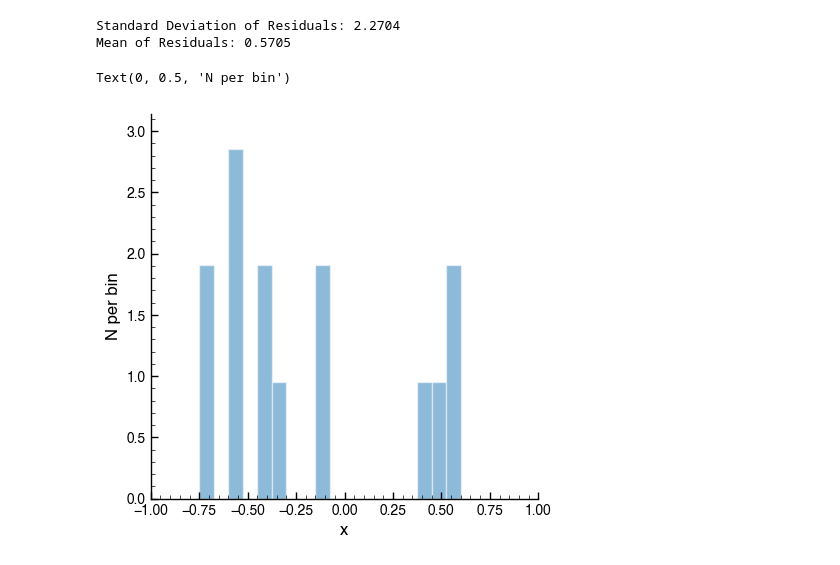
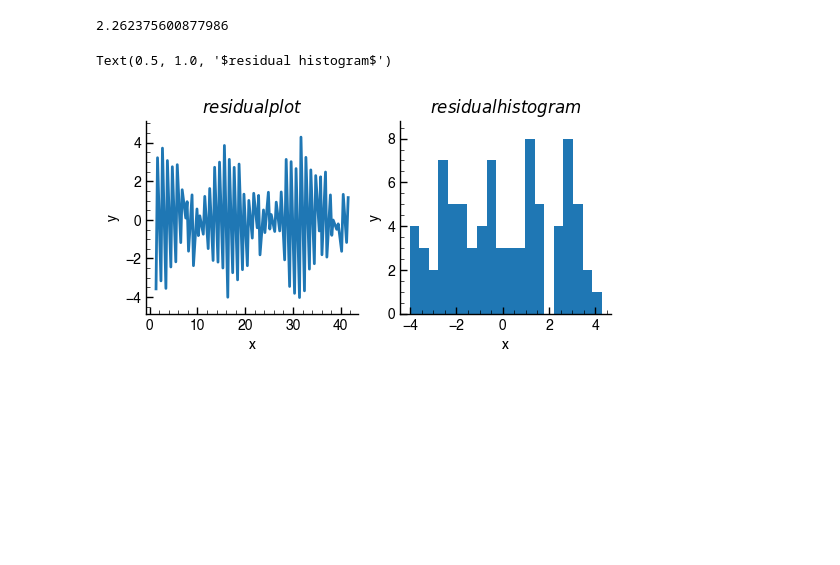
Before and after one commit to kingkap4/ASTR-19-Project, a Jupyter notebook: Project.ipynb, the cells around one changed output. Drawn from its saved outputs; the diff is of its cells as text; code cells hidden in the pictures; blank space fills up the shorter version.

```diff
--- a/Project.ipynb
+++ b/Project.ipynb
@@ -22,0 +1,11 @@ plt.style.use("Downloads/astr19_matplotlib_defaults.txt")
+# %%
+fname = 'ASTR19_S22_group_project_data.txt'
+#open the file with read mode
+f = open(fname,'r')
+
+#print the name of the file
+print(f.name)
+#read the data as a string
+test_data = f.read()
+#print the info from the file
+print(test_data)
@@ -179,10 +119,0 @@ plt.legend(loc=0, frameon=False)
-# %%
-y_fit = a_fit * np.sin(b_fit*result_x + c_fit) + d_fit
-
-residuals = result_y - y_fit
-
-plt.figure()
-plt.scatter(result_x, residuals)
-plt.xlabel('Time (days)')
-plt.ylabel('Residuals')
-plt.show()
@@ -191,24 +120,28 @@ plt.show()
-# %%
-#Standard Deviation & mean
-residuals_std = np.std(residuals)
-residuals_mean = np.mean(residuals)
-
-print(f'Standard Deviation of Residuals: {residuals_std:.4f}')
-print(f'Mean of Residuals: {residuals_mean:.4f}')
-# %% [output]
-Standard Deviation of Residuals: 2.2704
-Mean of Residuals: 0.5705
-# %%
-f, ax = plt.subplots(1, 1, figsize=(5,5))
-plt.hist(residuals, bins=20, range=(-0.75,0.75), alpha=0.5,edgecolor='white',density=True)
-
-x_g = np.linspace(-5*residuals_std, 5*residuals_std, 1000)
-#ax.plot(x_g, gaussian(x_g, residuals_mean, residuals_std), color='red')
-ax.set_xlim([-1,1])
-#ax.text(0.5, 1.2, r'$\sigma = 0.25$', color='0', fontsize=32)
-ax.set_xlabel('x', fontsize=12)
-ax.set_ylabel('N per bin', fontsize=12)
-#plt.savefig('gp-histogram.pdf', bbox_inches='tight', dpi=400)
-# %% [output]
-Text(0, 0.5, 'N per bin')
-[figure, removed]
+# %%
+plt.style.use("./astr19_matplotlib_defaults.txt")
+#print(y_fit- result_y)
+y_residuals= y_fit- result_y
+#plt.plot(result_x, y_residuals)
+#plt.hist(y_residuals)
+
+print(np.std(y_residuals))
+
+f, axarr = plt.subplots(1,2)
+
+axarr [0].plot(result_x, y_residuals, label='residual_plot')
+axarr [0].set_xlabel('x')
+axarr [0].set_ylabel('y')
+axarr [0].set_title(r'$residual plot$')
+
+
+axarr [1].hist(y_residuals, bins = 20, label = 'residual_histogram')
+axarr [1].set_xlabel('x')
+axarr [1].set_ylabel('y')
+axarr [1].set_title(r'$residual histogram$')
+
+
+#plt.savefig('residual_figures.pdf', bbox_inches='tight', dpi=600)
+# %% [output]
+2.262375600877986
+Text(0.5, 1.0, '$residual histogram$')
+[figure, added]
```
Also changed, not shown: parts of 11 cells of this notebook.
